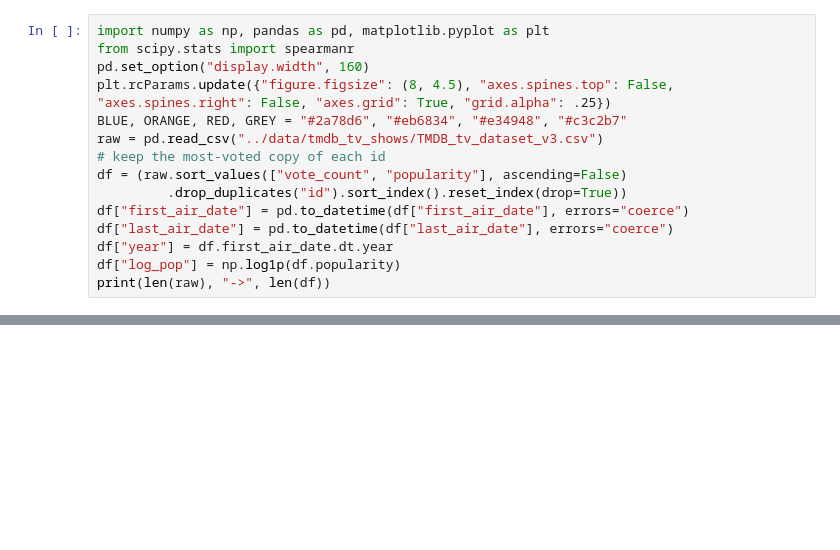
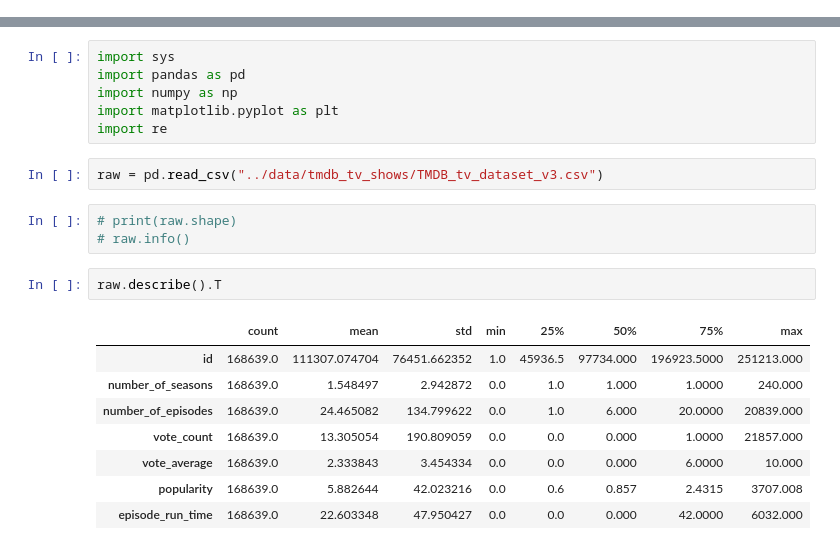
Before and after one commit to Emu-codein/tmdb_tv_shows, a Jupyter notebook: notebooks/tmdb.ipynb, the cells around one changed output, grey strips where cells are left out. Drawn from its saved outputs; the diff is of its cells as text; blank space fills up the shorter version.

```diff
--- a/notebooks/tmdb.ipynb
+++ b/notebooks/tmdb.ipynb
@@ -4,15 +0,0 @@ Sections: 1 load and clean, 2 data quality, 3 landscape, 4 genre effect (Netflix
-# %%
-import numpy as np, pandas as pd, matplotlib.pyplot as plt
-from scipy.stats import spearmanr
-pd.set_option("display.width", 160)
-plt.rcParams.update({"figure.figsize": (8, 4.5), "axes.spines.top": False, "axes.spines.right": False, "axes.grid": True, "grid.alpha": .25})
-BLUE, ORANGE, RED, GREY = "#2a78d6", "#eb6834", "#e34948", "#c3c2b7"
-raw = pd.read_csv("../data/tmdb_tv_shows/TMDB_tv_dataset_v3.csv")
-# keep the most-voted copy of each id
-df = (raw.sort_values(["vote_count", "popularity"], ascending=False)
-         .drop_duplicates("id").sort_index().reset_index(drop=True))
-df["first_air_date"] = pd.to_datetime(df["first_air_date"], errors="coerce")
-df["last_air_date"] = pd.to_datetime(df["last_air_date"], errors="coerce")
-df["year"] = df.first_air_date.dt.year
-df["log_pop"] = np.log1p(df.popularity)
-print(len(raw), "->", len(df))
@@ -276,0 +7,22 @@ pd.DataFrame(comp, columns=["features", "split", "spearman"]).pivot(index="featu
+# %%
+import sys
+import pandas as pd
+import numpy as np
+import matplotlib.pyplot as plt
+import re
+# %%
+raw = pd.read_csv("../data/tmdb_tv_shows/TMDB_tv_dataset_v3.csv")
+# %%
+# print(raw.shape)
+# raw.info()
+# %%
+raw.describe().T
+# %% [output]
+|  | count | mean | std | min | 25% | 50% | 75% | max |
+| id | 168639.0 | 111307.074704 | 76451.662352 | 1.0 | 45936.5 | 97734.000 | 196923.5000 | 251213.000 |
+| number_of_seasons | 168639.0 | 1.548497 | 2.942872 | 0.0 | 1.0 | 1.000 | 1.0000 | 240.000 |
+| number_of_episodes | 168639.0 | 24.465082 | 134.799622 | 0.0 | 1.0 | 6.000 | 20.0000 | 20839.000 |
+| vote_count | 168639.0 | 13.305054 | 190.809059 | 0.0 | 0.0 | 0.000 | 1.0000 | 21857.000 |
+| vote_average | 168639.0 | 2.333843 | 3.454334 | 0.0 | 0.0 | 0.000 | 6.0000 | 10.000 |
+| popularity | 168639.0 | 5.882644 | 42.023216 | 0.0 | 0.6 | 0.857 | 2.4315 | 3707.008 |
+| episode_run_time | 168639.0 | 22.603348 | 47.950427 | 0.0 | 0.0 | 0.000 | 42.0000 | 6032.000 |
```
Also changed, not shown: parts of 26 cells of this notebook, 1 other file.
